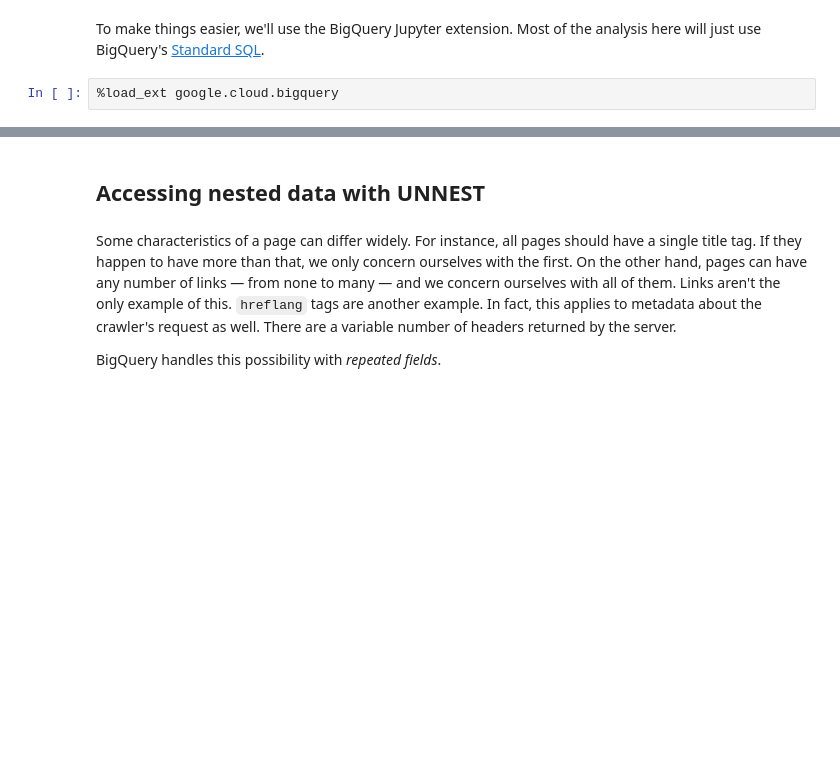
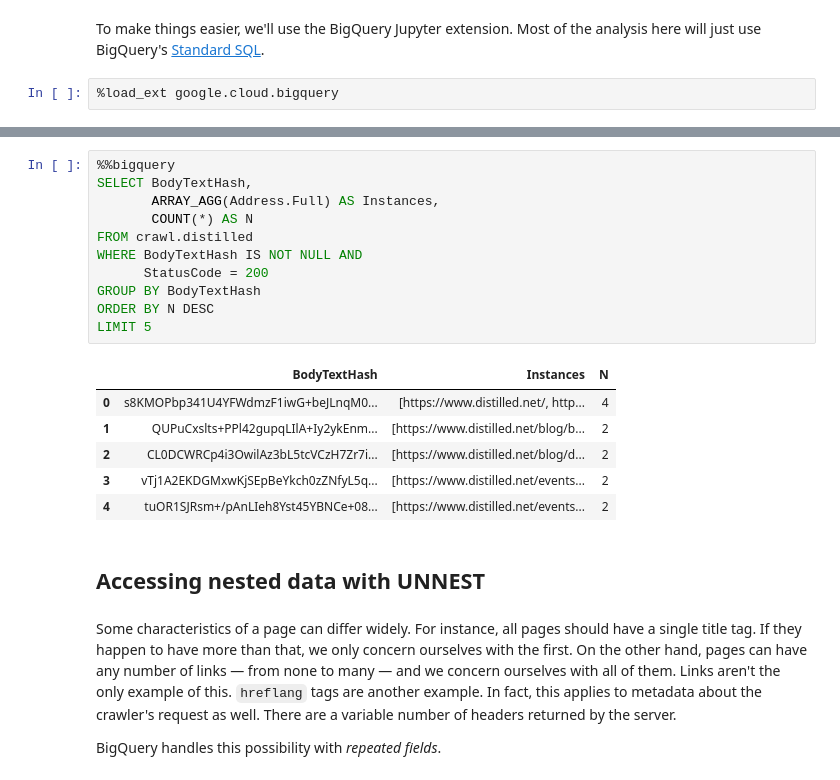
Before and after one commit to benjaminestes/crawl, a Jupyter notebook: sql/Analysis with crawl.ipynb, the cells around one changed output, grey strips where cells are left out. Drawn from its saved outputs; the diff is of its cells as text; blank space fills up the shorter version.

```diff
--- a/sql/Analysis with crawl.ipynb
+++ b/sql/Analysis with crawl.ipynb
@@ -45,3 +118,21 @@ LIMIT 5
+# %%
+%%bigquery
+SELECT BodyTextHash,
+       ARRAY_AGG(Address.Full) AS Instances,
+       COUNT(*) AS N
+FROM crawl.distilled
+WHERE BodyTextHash IS NOT NULL AND
+      StatusCode = 200
+GROUP BY BodyTextHash
+ORDER BY N DESC
+LIMIT 5
+# %% [output]
+|  | BodyTextHash | Instances | N |
+| 0 | s8KMOPbp341U4YFWdmzF1iwG+beJLnqM0... | [https://www.distilled.net/, http... | 4 |
+| 1 | QUPuCxslts+PPl42gupqLIlA+Iy2ykEnm... | [https://www.distilled.net/blog/b... | 2 |
+| 2 | CL0DCWRCp4i3OwilAz3bL5tcVCzH7Zr7i... | [https://www.distilled.net/blog/d... | 2 |
+| 3 | vTj1A2EKDGMxwKjSEpBeYkch0zZNfyL5q... | [https://www.distilled.net/events... | 2 |
+| 4 | tuOR1SJRsm+/pAnLIeh8Yst45YBNCe+08... | [https://www.distilled.net/events... | 2 |
 # %% [markdown]
 ## Accessing nested data with UNNEST
 # %% [markdown]
```
Also changed, not shown: parts of 20 cells of this notebook.
